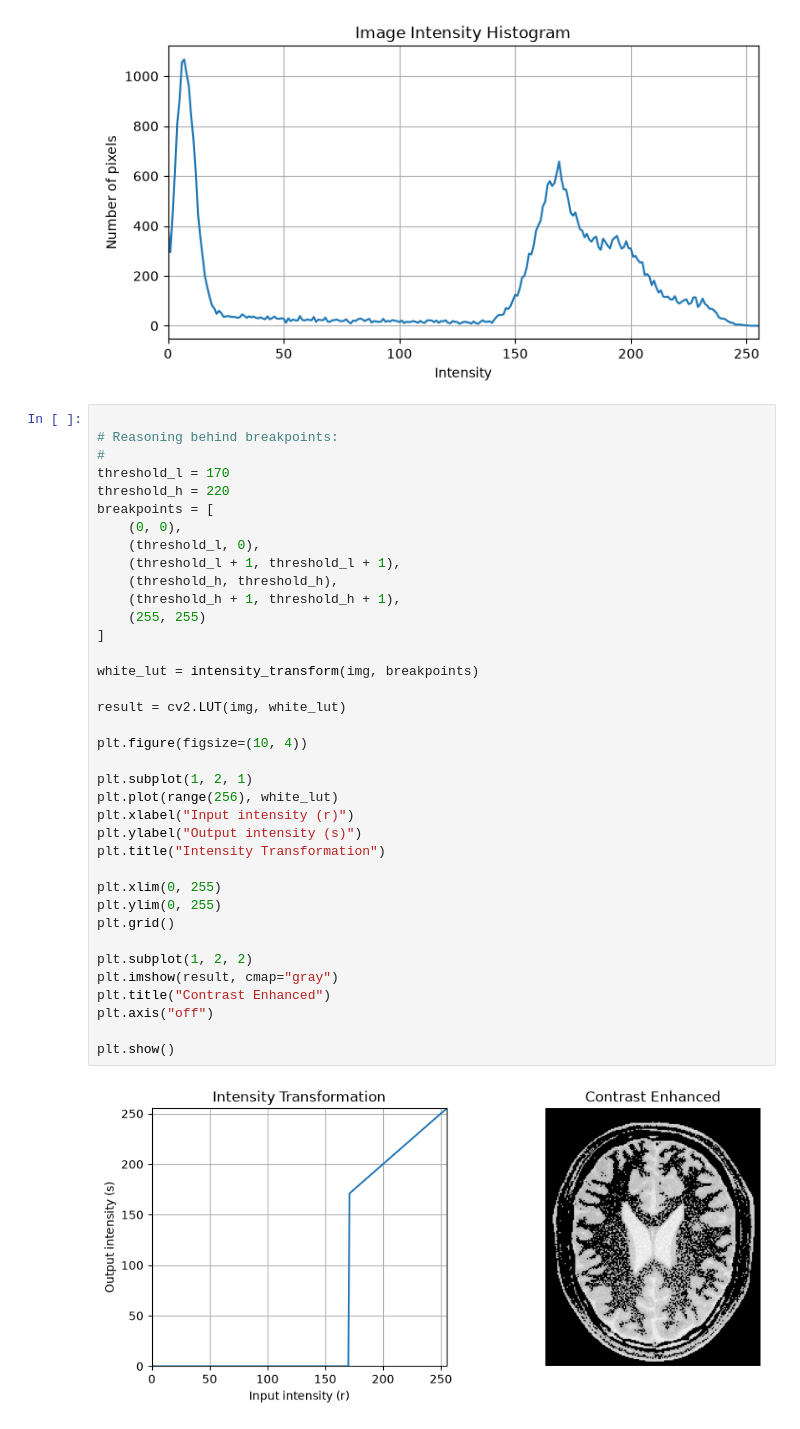
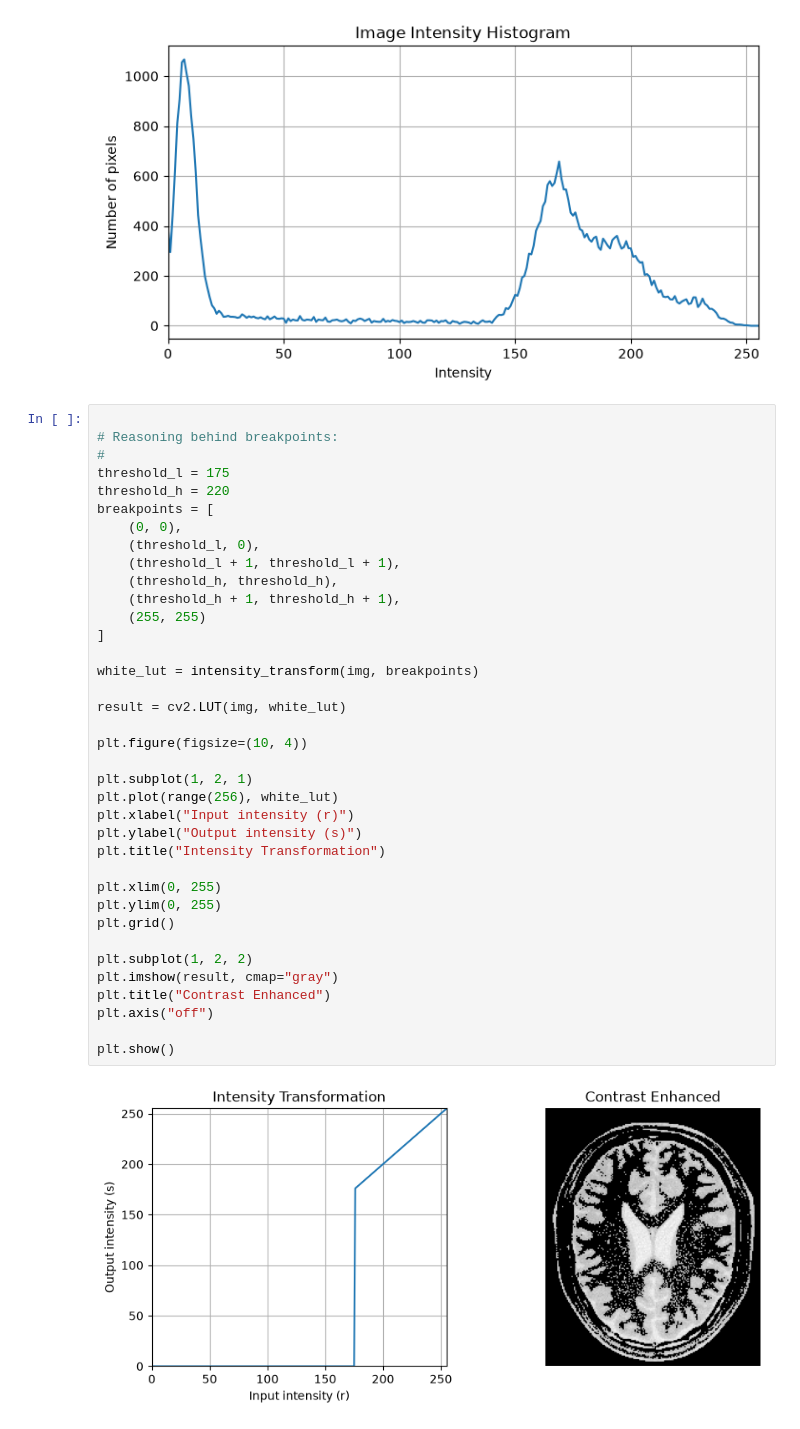
Before and after one commit to rus1ru/EN3160_Assignment_1, a Jupyter notebook: assignment_01.ipynb, the cells around one changed output. Cells and saved outputs as stored; diff of their text form.

```diff
--- a/assignment_01.ipynb
+++ b/assignment_01.ipynb
@@ -104,41 +104,41 @@ plt.show()
 
 # Reasoning behind breakpoints:
 #
-threshold_l = 170
+threshold_l = 175
 threshold_h = 220
 breakpoints = [
     (0, 0),
     (threshold_l, 0),
     (threshold_l + 1, threshold_l + 1),
     (threshold_h, threshold_h),
     (threshold_h + 1, threshold_h + 1),
     (255, 255)
 ]
 
 white_lut = intensity_transform(img, breakpoints)
 
 result = cv2.LUT(img, white_lut)
 
 plt.figure(figsize=(10, 4))
 
 plt.subplot(1, 2, 1)
 plt.plot(range(256), white_lut)
 plt.xlabel("Input intensity (r)")
 plt.ylabel("Output intensity (s)")
 plt.title("Intensity Transformation")
 
 plt.xlim(0, 255)
 plt.ylim(0, 255)
 plt.grid()
 
 plt.subplot(1, 2, 2)
 plt.imshow(result, cmap="gray")
 plt.title("Contrast Enhanced")
 plt.axis("off")
 
 plt.show()
 # %% [output]
-[figure, old version]
+[figure, new version]
 # %%
 # Reasoning behind breakpoints:
 #
```
Also changed, not shown: parts of 5 cells of this notebook, 6 other files.
